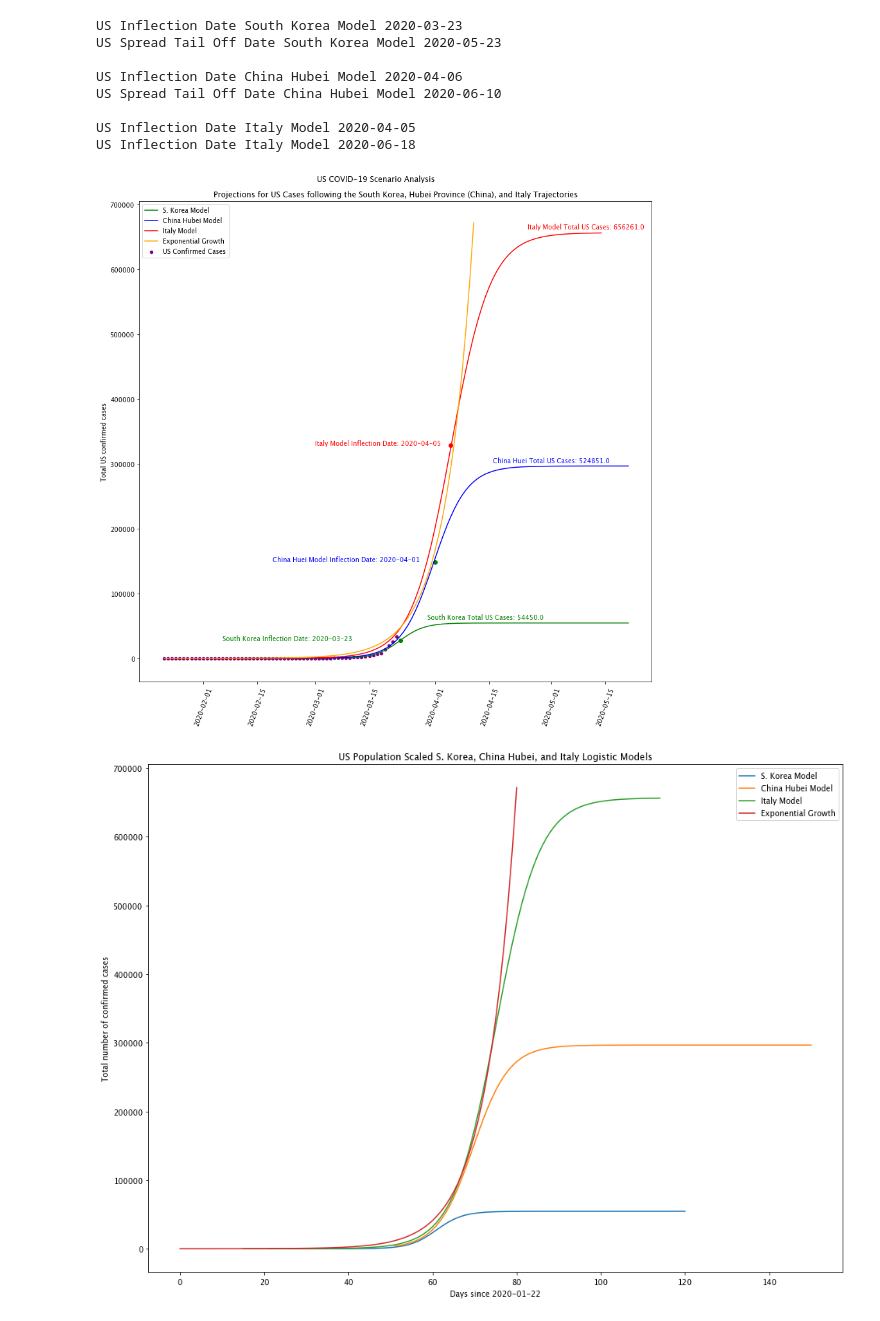
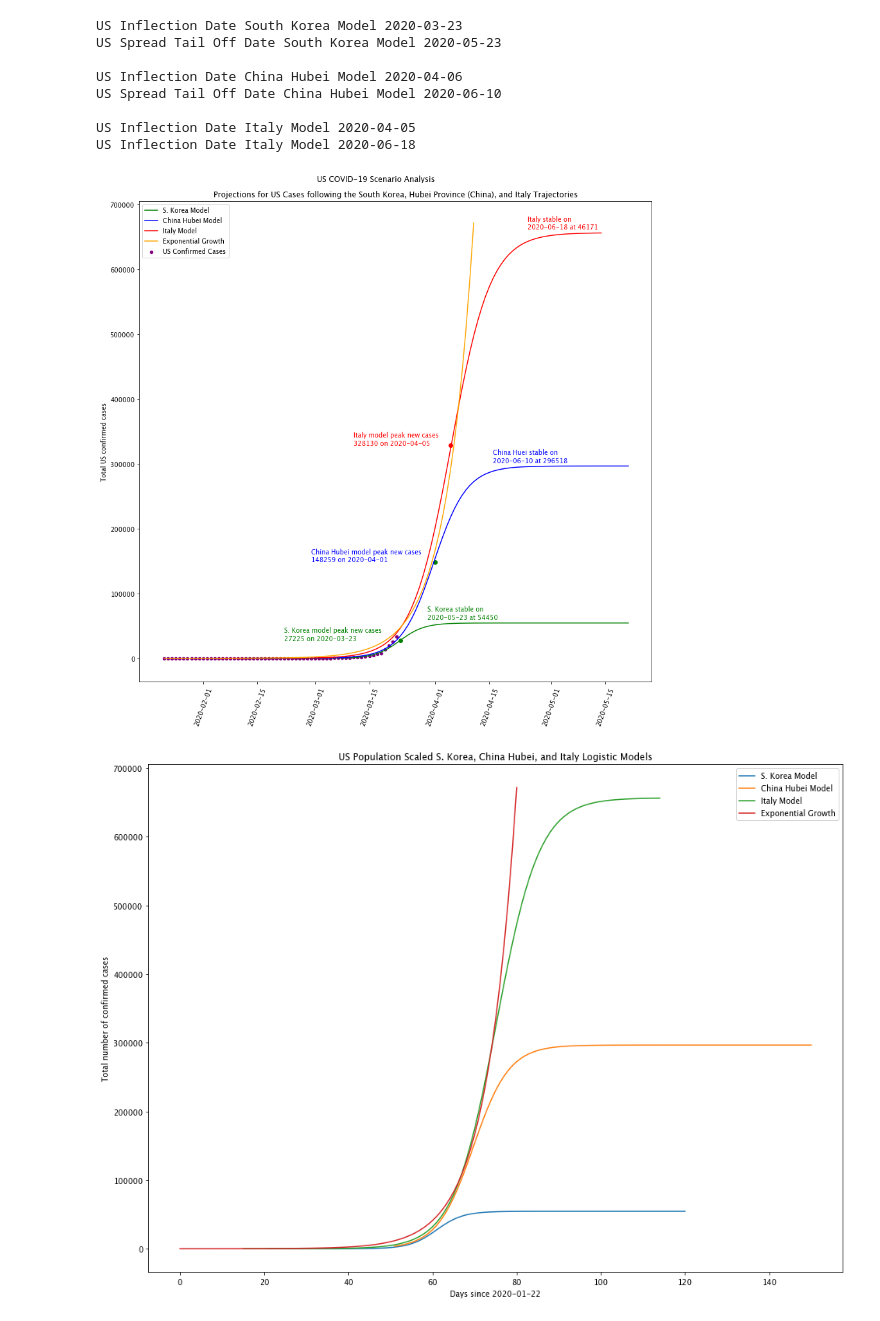
Before and after one commit to jayurbain/covid19, a Jupyter notebook: covid19_logistic_model.ipynb, the cells around one changed output. Cells and saved outputs as stored; diff of their text form; code cells hidden in the pictures.

Commit message:
update mega plot

```diff
--- a/covid19_logistic_model.ipynb
+++ b/covid19_logistic_model.ipynb
@@ -1158,8 +1138,8 @@ ch_hb_inflection_date_string = np.datetime_as_string(ch_hb_inflection_date, unit
 s = 'US Inflection Date China Hubei Model' + ' ' + inflection_date_string
 st = st + '\n' + s
 print(s)
-inflection_end_date_string = np.datetime_as_string(ch_hb_inflection_end_date, unit='D')
-s = 'US Spread Tail Off Date China Hubei Model' + ' ' + inflection_end_date_string
+ch_hb_inflection_end_date_string = np.datetime_as_string(ch_hb_inflection_end_date, unit='D')
+s = 'US Spread Tail Off Date China Hubei Model' + ' ' + ch_hb_inflection_end_date_string
 st = st + '\n' + s
 print(s)
 st = st + '\n'
@@ -1173,7 +1153,7 @@ it_inflection_date_string = np.datetime_as_string(it_inflection_date, unit='D')
 s = 'US Inflection Date Italy Model' + ' ' + it_inflection_date_string
 st = st + '\n' + s
 print(s)
-inflection_end_date_string = np.datetime_as_string(it_inflection_end_date, unit='D')
+it_inflection_end_date_string = np.datetime_as_string(it_inflection_end_date, unit='D')
 s = 'US Inflection Date Italy Model' + ' ' + it_inflection_end_date_string
 st = st + '\n' + s
 print(s)
@@ -1214,43 +1194,43 @@ plt.plot([np.datetime64('2020-01-22') + np.timedelta64(i+ch_hb_day_offset,'D') f
 plt.plot([np.datetime64('2020-01-22') + np.timedelta64(i+italy_day_offset_day_offset,'D') for i in x_ext], [logistic_model(i, popt_it[0], popt_it[1], popt_it[2]*us_italy_pop_factor) for i in x_ext], label="Italy Model", color="red"  )
 plt.plot([np.datetime64('2020-01-22') + np.timedelta64(i,'D') for i in x_ext_exp], 1.15**(x_ext_exp+16), label="Exponential Growth", color="orange" )
 plt.scatter(d, y_us, color="purple", marker='o', s=20, label="US Confirmed Cases")
 plt.legend()
 
 x_text_offset = 10
 y_text_offset = 5000
 style = dict(size=10, color='red')
 plt.scatter(it_inflection_date, popt_it[2]/2*us_italy_pop_factor, color='red')
-do = np.datetime_as_string( np.datetime64(it_inflection_date_string) + np.timedelta64(-35,'D') )
-ax.text(do, round(popt_it[2]/2*us_italy_pop_factor), 'Italy Model Inflection Date: ' + it_inflection_date_string, **style)
+do = np.datetime_as_string( np.datetime64(it_inflection_date_string) + np.timedelta64(-25,'D') )
+ax.text(do, round(popt_it[2]/2*us_italy_pop_factor), 'Italy model peak new cases \n' + str(int(popt_it[2]/2*us_italy_pop_factor)) + ' on '+ it_inflection_date_string, **style)
 do = np.datetime_as_string( np.datetime64(it_inflection_date_string) + np.timedelta64(20,'D') )
-ax.text(do, round(popt_it[2]*us_italy_pop_factor)+y_text_offset, 'Italy Model Total US Cases: ' + str(round(popt_it[2]*us_italy_pop_factor)), **style)
+ax.text(do, round(popt_it[2]*us_italy_pop_factor)+y_text_offset, 'Italy stable on \n' + it_inflection_end_date_string + ' at ' + str(int(popt_sk[2]*us_italy_pop_factor)), **style)
 
 style = dict(size=10, color='blue')
 plt.scatter(ch_hb_inflection_date, popt_ch_hb[2]/2*us_china_hubei_pop_factor, color='green')
-do = np.datetime_as_string( np.datetime64(ch_hb_inflection_date_string) + np.timedelta64(-42,'D') )
-ax.text(do, round(popt_ch_hb[2]/2*us_china_hubei_pop_factor), 'China Huei Model Inflection Date: ' + ch_hb_inflection_date_string, **style)
+do = np.datetime_as_string( np.datetime64(ch_hb_inflection_date_string) + np.timedelta64(-32,'D') )
+ax.text(do, round(popt_ch_hb[2]/2*us_china_hubei_pop_factor), 'China Hubei model peak new cases \n' + str(int(popt_ch_hb[2]/2*us_china_hubei_pop_factor)) + ' on '+ ch_hb_inflection_date_string, **style)
 do = np.datetime_as_string( np.datetime64(ch_hb_inflection_date_string) + np.timedelta64(15,'D') )
-ax.text(do, round(popt_ch_hb[2]*us_china_hubei_pop_factor)+y_text_offset, 'China Huei Total US Cases: ' + str(round(popt_it[2]*us_china_hubei_pop_factor)), **style)
+ax.text(do, round(popt_ch_hb[2]*us_china_hubei_pop_factor)+y_text_offset, 'China Huei stable on \n' + ch_hb_inflection_end_date_string + ' at ' + str(int(popt_ch_hb[2]*us_china_hubei_pop_factor)), **style)
 
 style = dict(size=10, color='green')
 plt.scatter(sk_inflection_date, popt_sk[2]/2*us_sk_pop_factor, color='green')
-do = np.datetime_as_string( np.datetime64(sk_inflection_date_string) + np.timedelta64(-46,'D') )
-ax.text(do, round(popt_sk[2]/2*us_sk_pop_factor), 'South Korea Inflection Date: ' + sk_inflection_date_string, **style)
+do = np.datetime_as_string( np.datetime64(sk_inflection_date_string) + np.timedelta64(-30,'D') )
+ax.text(do, round(popt_sk[2]/2*us_sk_pop_factor), 'S. Korea model peak new cases \n' + str(int(popt_sk[2]/2*us_sk_pop_factor)) + ' on '+ sk_inflection_date_string, **style)
 do = np.datetime_as_string( np.datetime64(sk_inflection_date_string) + np.timedelta64(7,'D') )
-ax.text(do, round(popt_sk[2]*us_sk_pop_factor)+y_text_offset, 'South Korea Total US Cases: ' + str(round(popt_sk[2]*us_sk_pop_factor)), **style)
+ax.text(do, round(popt_sk[2]*us_sk_pop_factor)+y_text_offset, 'S. Korea stable on \n' + sk_inflection_end_date_string + ' at ' + str(int(popt_sk[2]*us_sk_pop_factor)), **style)
 
 # ax.annotate('local minimum', xy=(5 * np.pi, -1), xytext=(2, -6),
 #             arrowprops=dict(arrowstyle="->",
 #                             connectionstyle="angle3,angleA=0,angleB=-90"));
 
 # plt.xlabel("Days since " + min_date)
 plt.ylabel("Total US confirmed cases")
 plt.suptitle('US COVID-19 Scenario Analysis')
 plt.title('Projections for US Cases following the South Korea, Hubei Province (China), and Italy Trajectories')
 plt.savefig('Projections for US Cases following the South Korea, Hubei Province (China), and Italy Trajectories.png')
 plt.show()
 # %% [output]
-[figure, old version]
+[figure, new version]
 # %%
 # b: blue
 # g: green
```
Also changed, not shown: parts of 1 cell of this notebook, 1 other file.
